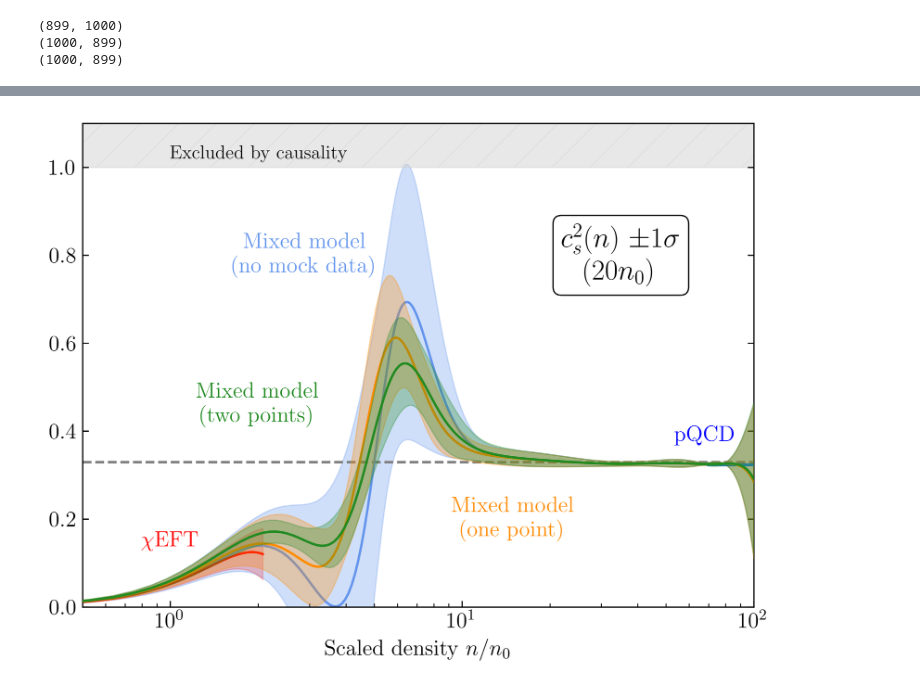
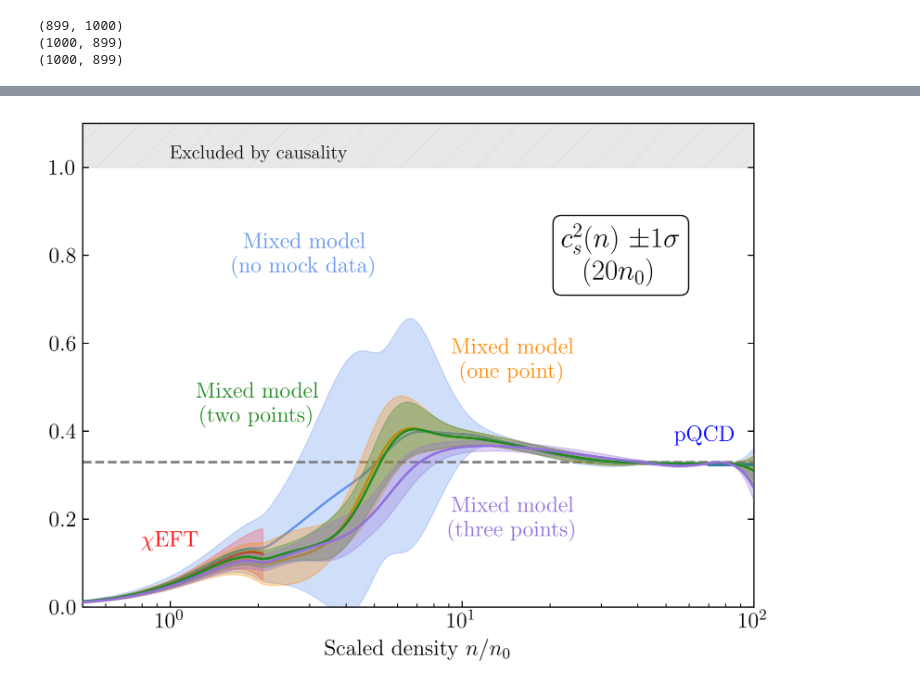
Before and after one commit to asemposki/neutron-rich-bmm, a Jupyter notebook: notebooks/NSM_Changepoint.ipynb, the cells around one changed output, grey strips where cells are left out. Drawn from its saved outputs; the diff is of its cells as text; code cells hidden in the pictures.

```diff
--- a/notebooks/NSM_Changepoint.ipynb
+++ b/notebooks/NSM_Changepoint.ipynb
@@ -10,3 +10,6 @@ new_pts = []
 # %% [markdown]
 ---
 ---
+# %%
+# if running non-zero mean function put 'True'
+mean_function = True
@@ -982,15 +832,24 @@ print(cs2_reduced.shape)
 plt.figure(dpi=600)
 plt.tick_params(axis='both', which='major', labelsize=14, right=True)
 plt.tick_params(axis='both', which='minor', labelsize=14, right=True)
-cs2_sampled0 = np.load('cs2_20n0_no_mock_data.npz')
-cs2_sampled1 = np.load('cs2_20n0_one_pt.npz')
-cs2_sampled2 = np.load('cs2_20n0_two_pt.npz')
+
+if mean_function is True:
+    cs2_sampled0 = np.load('cs2_20n0_0_True.npz')
+    cs2_sampled1 = np.load('cs2_20n0_1_True.npz')
+    cs2_sampled2 = np.load('cs2_20n0_2_True.npz')
+    cs2_sampled3 = np.load('cs2_20n0_3_True.npz')
+else:
+    cs2_sampled0 = np.load('cs2_20n0_no_mock_data.npz')
+    cs2_sampled1 = np.load('cs2_20n0_one_pt.npz')
+    cs2_sampled2 = np.load('cs2_20n0_two_pt.npz')
+    cs2_sampled3 = np.load('cs2_20n0_three_pt.npz')
+
 cs2_chiral = np.load('../data/NSM_data/cs2_chiral_NSM.npz')
 cs2_pqcd = np.load('../data/eos_data/pqcd_cs2_NSM.npz')
 
+# line for asymptotic limit
 plt.axhline(y=0.33, linestyle='dashed', color='gray')
 
-# speed of sound plotting
 plt.plot(density_test/n0, cs2_sampled0['mean'], color='cornflowerblue', zorder=2)
 plt.fill_between(density_test/n0, cs2_sampled0['mean']-cs2_sampled0['std'], \
                  cs2_sampled0['mean']+cs2_sampled0['std'], color='cornflowerblue', alpha=0.3, zorder=1)
@@ -1005,37 +864,45 @@ plt.plot(density_test/n0, cs2_sampled2['mean'], color='forestgreen', zorder=6)
 plt.fill_between(density_test/n0, cs2_sampled2['mean']-cs2_sampled2['std'], \
                  cs2_sampled2['mean']+cs2_sampled2['std'], color='forestgreen', alpha=0.3, zorder=5)
 
+# adding the mock data (three points)
+plt.plot(density_test/n0, cs2_sampled3['mean'], color='mediumpurple', zorder=6)
+plt.fill_between(density_test/n0, cs2_sampled3['mean']-cs2_sampled3['std'], \
+                 cs2_sampled3['mean']+cs2_sampled3['std'], color='mediumpurple', alpha=0.3, zorder=5)
+
+# chiral eft and pqcd data
 plt.plot(cs2_pqcd['density']/n0, cs2_pqcd['mean'], color=colors[1], zorder=3, linewidth=2, \
          label=r'pQCD (N$^2$LO)')
 plt.fill_between(cs2_pqcd['density']/n0, cs2_pqcd['lower'], cs2_pqcd['upper'], \
                  zorder=2, facecolor=light_colors[1], edgecolor=colors[1], alpha=0.7)
 
 plt.plot(cs2_chiral['density']/n0, cs2_chiral['mean'], color='red', label=r'ChEFT (N3LO)')
 plt.fill_between(cs2_chiral['density']/n0, cs2_chiral['mean']-cs2_chiral['std'], \
                  cs2_chiral['mean']+cs2_chiral['std'], alpha=0.2, \
                 color='red')
 
 # exclude by causality
 plt.fill_between(density_test/n0, 1.0*np.ones(len(density_test)), 1.1*np.ones(len(density_test)), \
                  color='lightgray', hatch='/', alpha=0.5)
 plt.text(1.0, 1.02, r'Excluded by causality', fontsize=12)
 
 plt.text(35.0, 0.8, r'''$c_{s}^{2}(n)$ $\pm 1\sigma$
 ($20n_{0}$)''', va='center', ha='center', \
          fontsize=18, bbox=dict(facecolor='w', boxstyle='round'))
 plt.text(68.0, 0.39, r'''pQCD''', va='center', ha='center', fontsize=14, color='blue')
 plt.text(1.0, 0.15, r'''$\chi$EFT''', va='center', ha='center', fontsize=14, color='red')
 plt.text(2.9, 0.8, r'''Mixed model
 (no mock data)''', va='center', ha='center', fontsize=14, color='cornflowerblue')
-plt.text(15.0, 0.2, r'''Mixed model
+plt.text(15.0, 0.56, r'''Mixed model
 (one point)''', va='center', ha='center', fontsize=14, color='darkorange')
 plt.text(2.0, 0.46, r'''Mixed model
 (two points)''', va='center', ha='center', fontsize=14, color='forestgreen')
+plt.text(15.0, 0.2, r'''Mixed model
+(three points)''', va='center', ha='center', fontsize=14, color='mediumpurple')
 plt.xlim(0.5, 100.0)
 plt.ylim(0.0, 1.1)
 plt.xlabel(r'Scaled density $n/n_{0}$', fontsize=14)
 plt.xscale('log')
-#plt.savefig('overlay_cs2_20n0_changepoint.png')
+plt.savefig('overlay_cs2_20n0_changepoint_{}_{}.png'.format(number, mean_function))
 plt.show()
 # %% [output]
-[figure, old version]
+[figure, new version]
```
Also changed, not shown: parts of 33 cells of this notebook, 1 other file.
